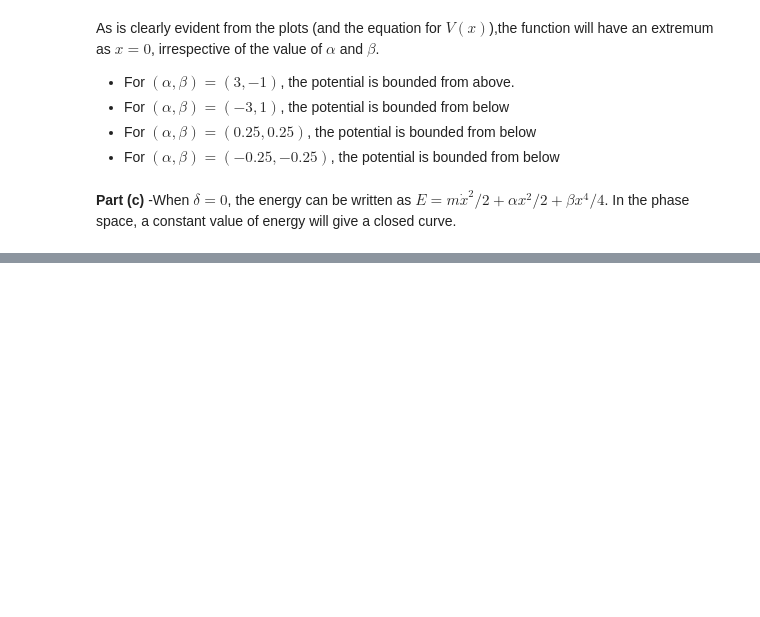
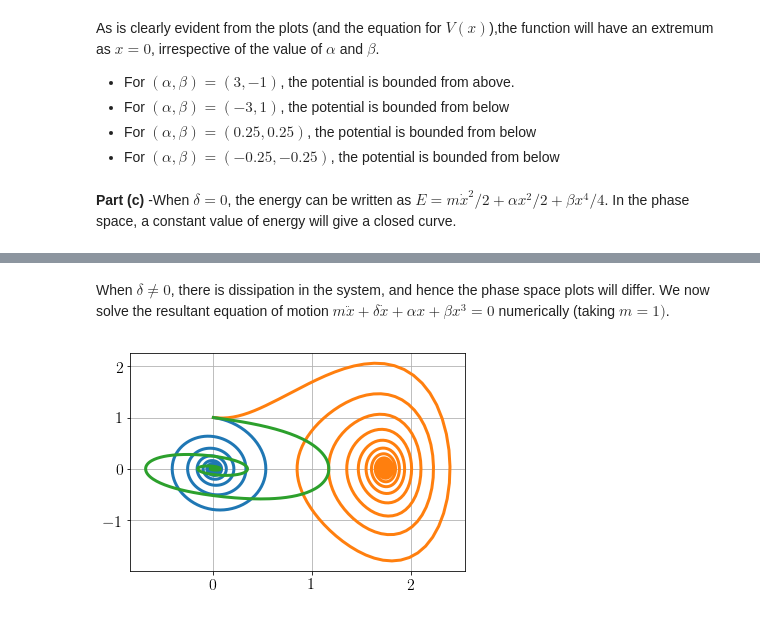
Before and after one commit to adivijaykumar/courses, a Jupyter notebook: cmech/assign_1/Problem 1.ipynb, the cells around one changed output, grey strips where cells are left out. Cells and saved outputs as stored; diff of their text form; code cells hidden in the pictures; blank space fills up the shorter version.

```diff
--- a/cmech/assign_1/Problem 1.ipynb
+++ b/cmech/assign_1/Problem 1.ipynb
@@ -48,0 +49,16 @@ for parameter in params:
+# %% [markdown]
+When $\delta \ne 0$, there is dissipation in the system, and hence the phase space plots will differ. We now solve the resultant equation of motion $m \ddot{x} + \delta \dot{x} + \alpha x + \beta x^3 = 0$ numerically (taking $m=1)$.
+# %%
+params = params = [[3,-1,0.25],[-3,1,0.25],[0.25,0.25,0.25]]
+for alpha, beta, delta in params:
+    def f(t,y):
+        x = y[0]
+        xd = y[1]
+        return np.array([xd, -delta*xd -alpha*x - beta*x**3])
+    ini = [0,1]
+    sol = scipy.integrate.solve_ivp(f,[0,1000],[ini[0],ini[1]],
+                                        t_eval=np.linspace(0,500,10000))
+    plt.plot(sol.y[0],sol.y[1])
+plt.show()
+# %% [output]
+[figure, added]
```
Also changed, not shown: parts of 3 cells of this notebook, 8 other files.
